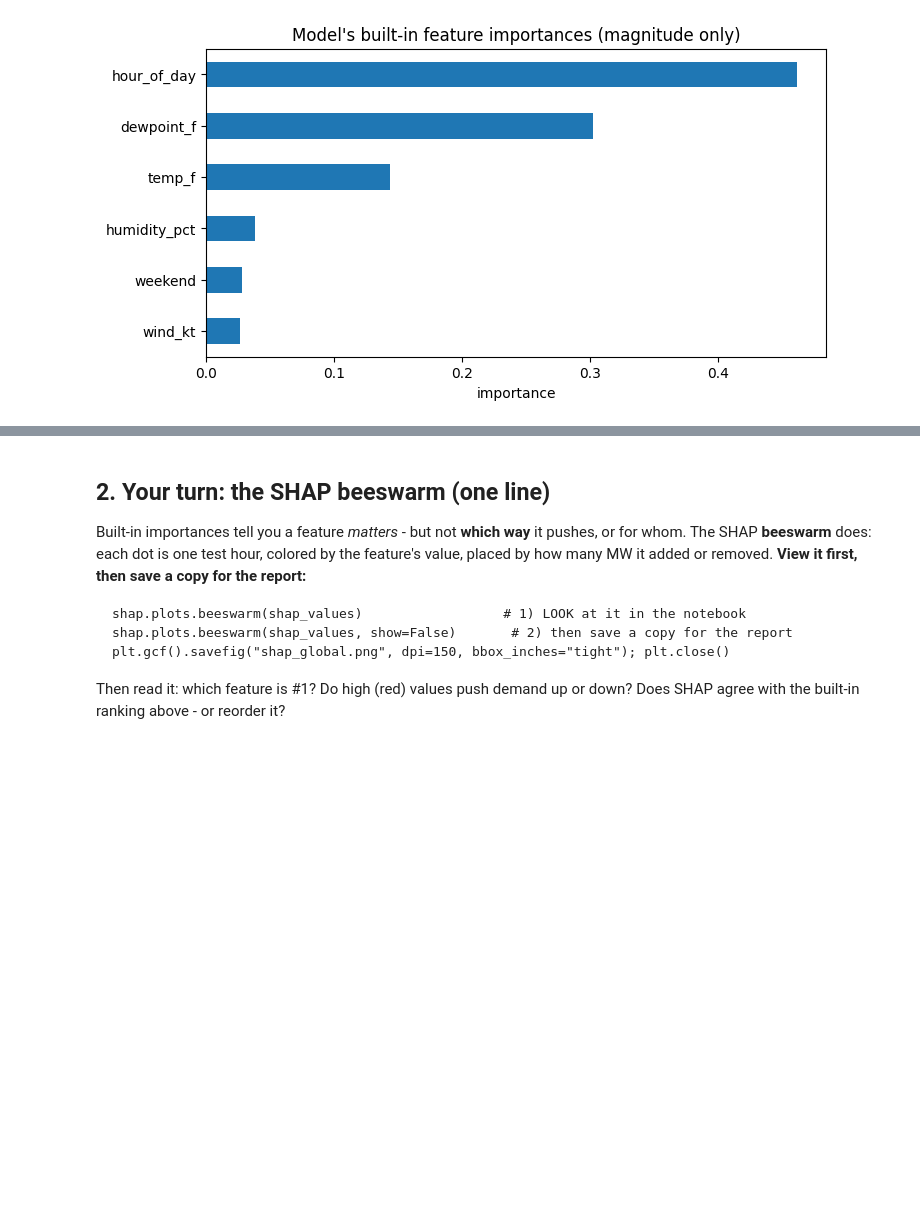
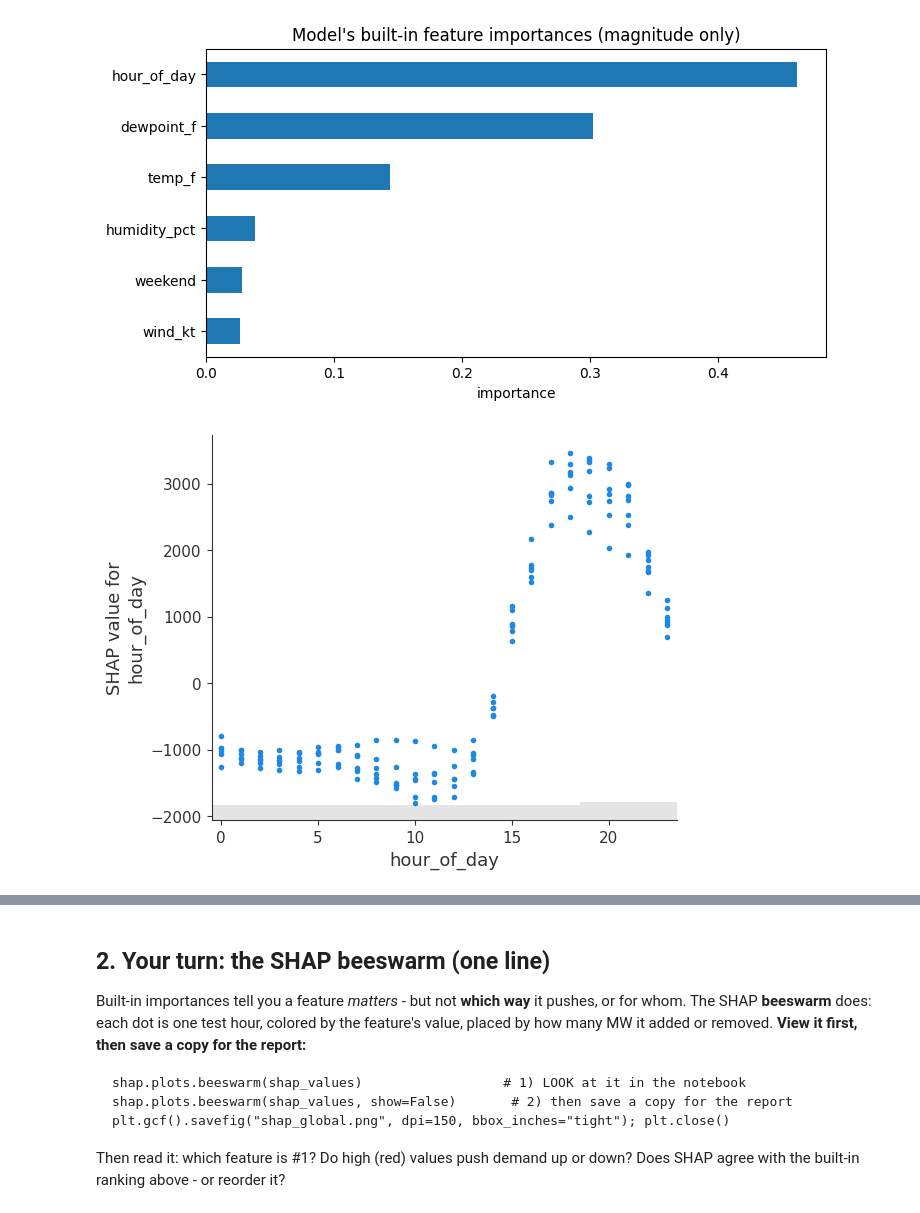
Before and after one commit to UdayAnalyst/opim5512-lab2-cpw25002-yah25002, a Jupyter notebook: notebooks/Lab2_A_Global_SHAP.ipynb, the cells around one changed output, grey strips where cells are left out. Saved outputs shown, nothing was run; the diff lists cells and outputs as text; code cells hidden in the pictures; blank space fills up the shorter version.

```diff
--- a/notebooks/Lab2_A_Global_SHAP.ipynb
+++ b/notebooks/Lab2_A_Global_SHAP.ipynb
@@ -78,3 +78,7 @@ print("saved importances_builtin.png")
 # %% [output]
 saved importances_builtin.png
 [figure]
+# %%
+shap.plots.scatter(shap_values[:, "hour_of_day"])
+# %% [output]
+[figure, added]
```
Also changed, not shown: parts of 1 cell of this notebook.
